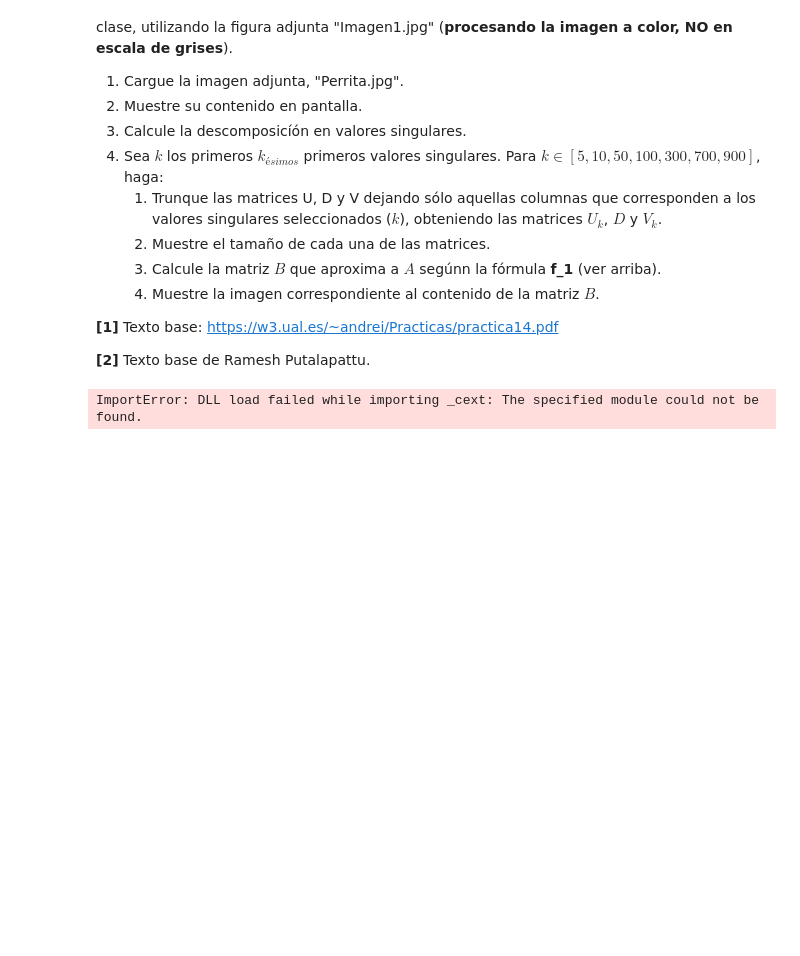
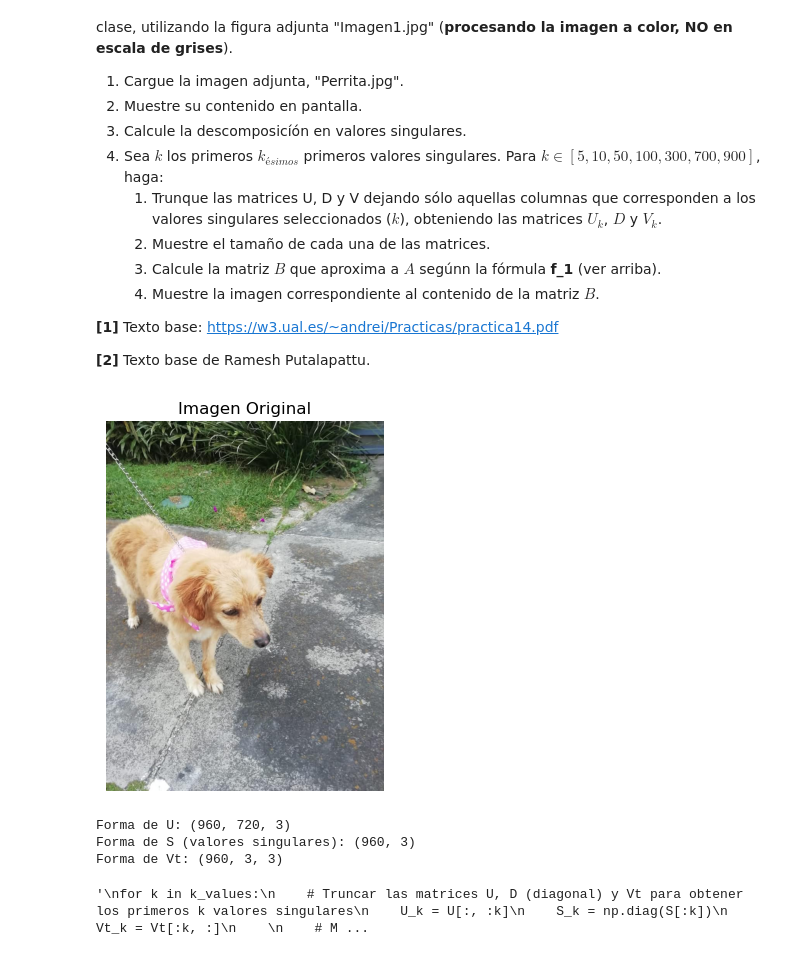
Before and after one commit to JonaChM/MCD_HW5, a Jupyter notebook: Trabajo_Práctico_5_MCD_Resuelto.ipynb, the cells around one changed output. Cells and saved outputs as stored; diff of their text form; code cells hidden in the pictures; blank space fills up the shorter version.

```diff
--- a/Trabajo_Práctico_5_MCD_Resuelto.ipynb
+++ b/Trabajo_Práctico_5_MCD_Resuelto.ipynb
@@ -170,6 +168,8 @@ plt.imshow(image_array)
 plt.title("Imagen Original")
 plt.axis('off')  # Ocultar los ejes
 plt.show()
+
+
 
 # 2. Realizar la descomposición en valores singulares (SVD)
 U, S, Vt = np.linalg.svd(image_array, full_matrices=False)
@@ -177,31 +177,37 @@ U, S, Vt = np.linalg.svd(image_array, full_matrices=False)
 # Mostrar las formas de las matrices
 print(f"Forma de U: {U.shape}")
 print(f"Forma de S (valores singulares): {S.shape}")
 print(f"Forma de Vt: {Vt.shape}")
 
 # 3. Procesar para diferentes valores de k y mostrar resultados
 
 k_values = [5, 10, 50, 100, 300, 700, 900]
 
 for k in k_values:
     # Truncar las matrices U, D (diagonal) y Vt para obtener los primeros k valores singulares
     U_k = U[:, :k]
     S_k = np.diag(S[:k])
     Vt_k = Vt[:k, :]
 
     # Mostrar el tamaño de las matrices truncadas
     print(f"\nPara k = {k}:")
     print(f"Tamaño de U_k: {U_k.shape}")
     print(f"Tamaño de S_k (diagonal): {S_k.shape}")
     print(f"Tamaño de Vt_k: {Vt_k.shape}")
 
     # Calcular la matriz B que aproxima a A usando la fórmula de la descomposición SVD truncada
     B = np.dot(U_k, np.dot(S_k, Vt_k))
 
     # Mostrar la imagen correspondiente a la matriz B
     plt.imshow(B, cmap='gray')
     plt.title(f"Imagen Aproximada con k = {k} valores singulares")
     plt.axis('off')  # Ocultar los ejes
     plt.show()
+
+"""
 # %% [output]
+[figure, added]
-ImportError: DLL load failed while importing _cext: The specified module could not be found.
+Forma de U: (960, 720, 3)
+Forma de S (valores singulares): (960, 3)
+Forma de Vt: (960, 3, 3)
+'\nfor k in k_values:\n    # Truncar las matrices U, D (diagonal) y Vt para obtener los primeros k valores singulares\n    U_k = U[:, :k]\n    S_k = np.diag(S[:k])\n    Vt_k = Vt[:k, :]\n    \n    # M ...
```
Also changed, not shown: parts of 1 cell of this notebook.
